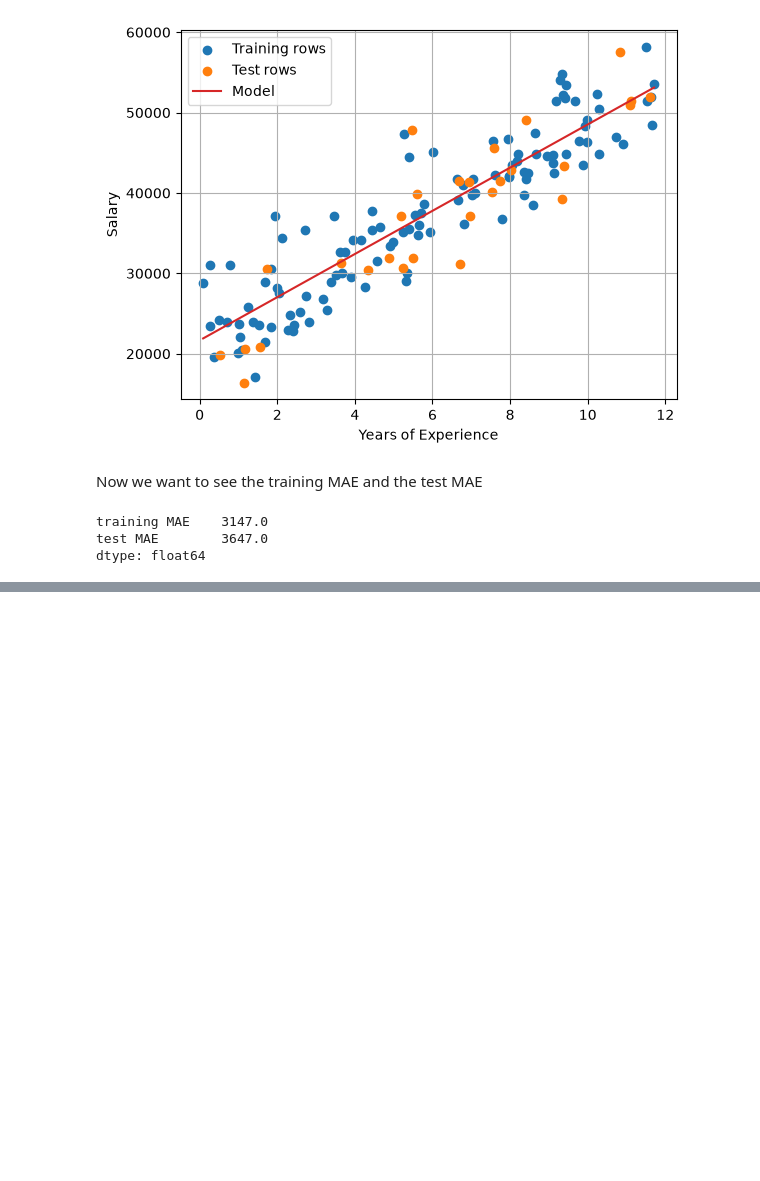
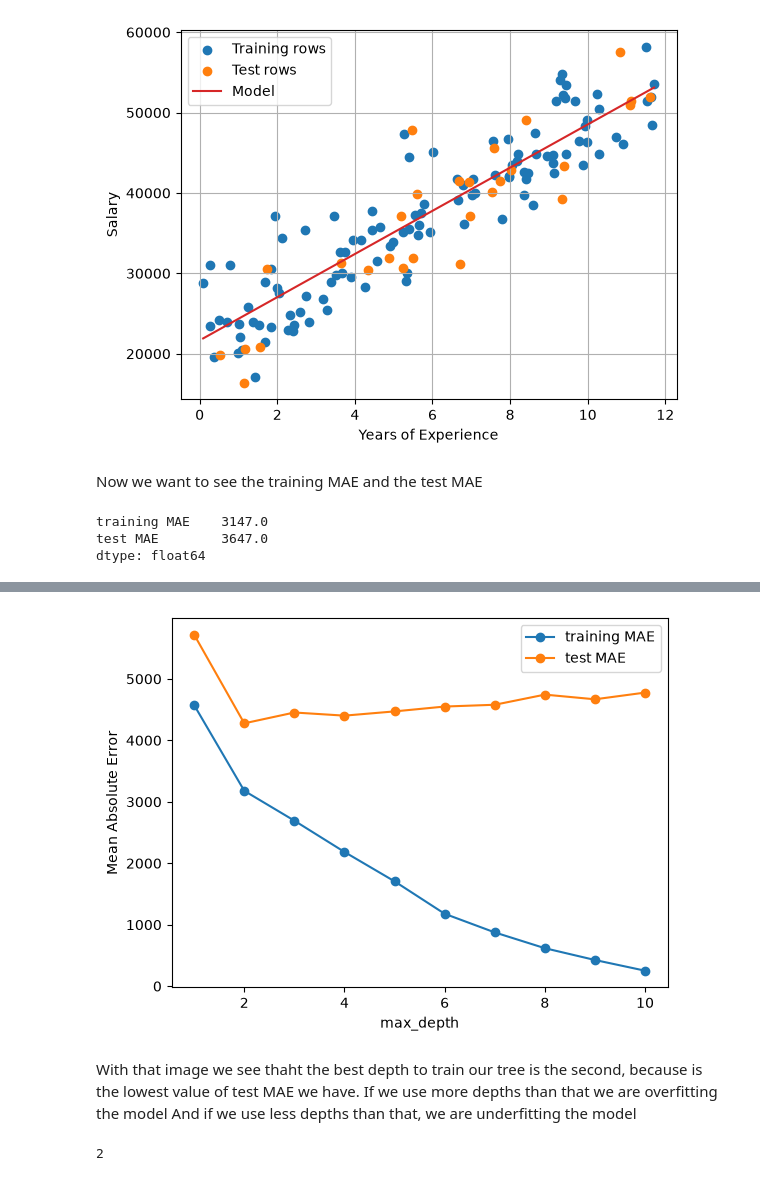
Before and after one commit to NainIglesias/supervised-learning, a Jupyter notebook: overfiting_and_the_split.ipynb, the cells around one changed output, grey strips where cells are left out. Drawn from its saved outputs; the diff is of its cells as text; code cells hidden in the pictures; blank space fills up the shorter version.

```diff
--- a/overfiting_and_the_split.ipynb
+++ b/overfiting_and_the_split.ipynb
@@ -56,0 +78,6 @@ dtype: float64
+# %%
+depths = range(1,11)
+errors_by_depth = pd.DataFrame(
+        { depth: train_and_test_error(DecisionTreeRegressor(max_depth=depth, random_state=42).fit(X_train, y_train)) for depth in depths }
+        ).T.rename_axis('max_depth')
+errors_by_depth
@@ -56,0 +106,15 @@ dtype: float64
+# %%
+errors_by_depth.plot(marker='o')
+plt.ylabel('Mean Absolute Error')
+plt.show()
+# %% [output]
+[figure, added]
+# %% [markdown]
+With that image we see thaht the best depth to train our tree is the second, because is the lowest value of test MAE we have.
+If we use more depths than that we are overfitting the model
+And if we use less depths than that, we are underfitting the model
+# %%
+best_depth = errors_by_depth['test MAE'].idxmin()
+best_depth
+# %% [output]
+2
```
Also changed, not shown: parts of 7 cells of this notebook.
